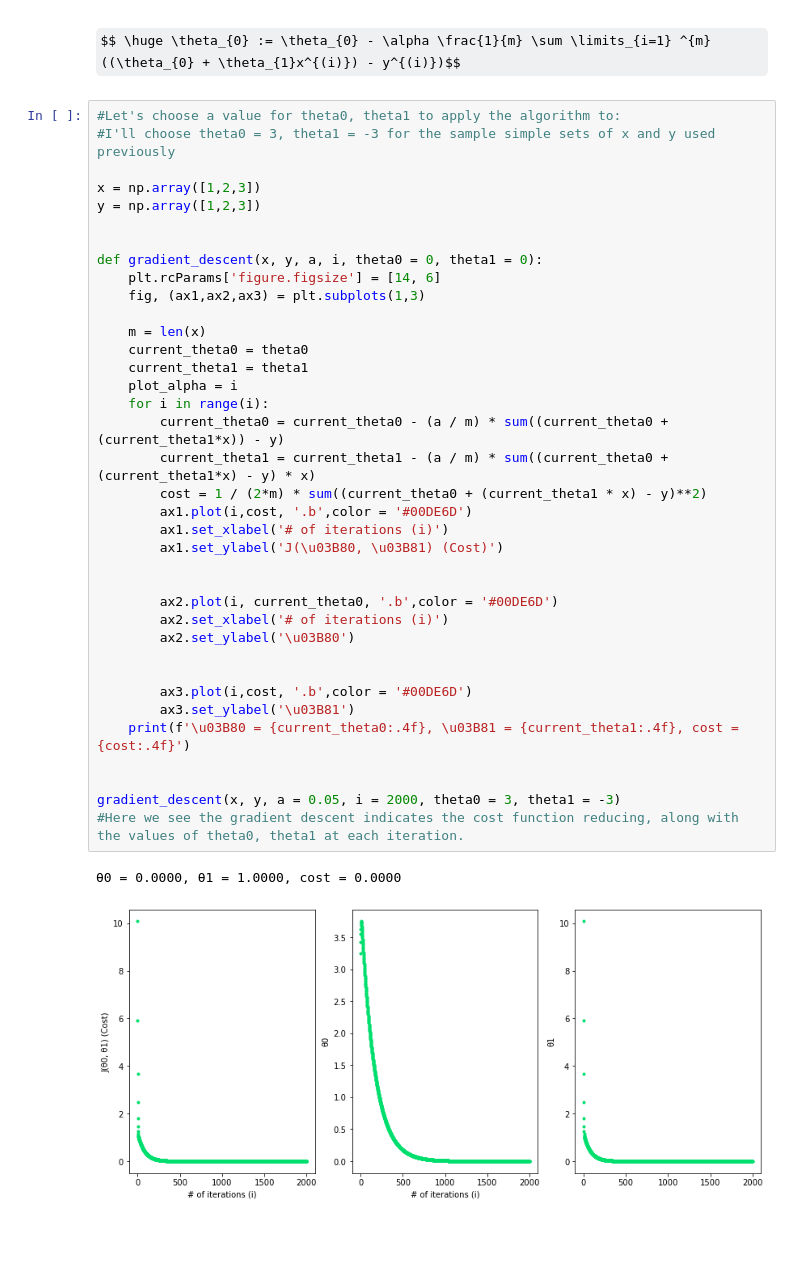
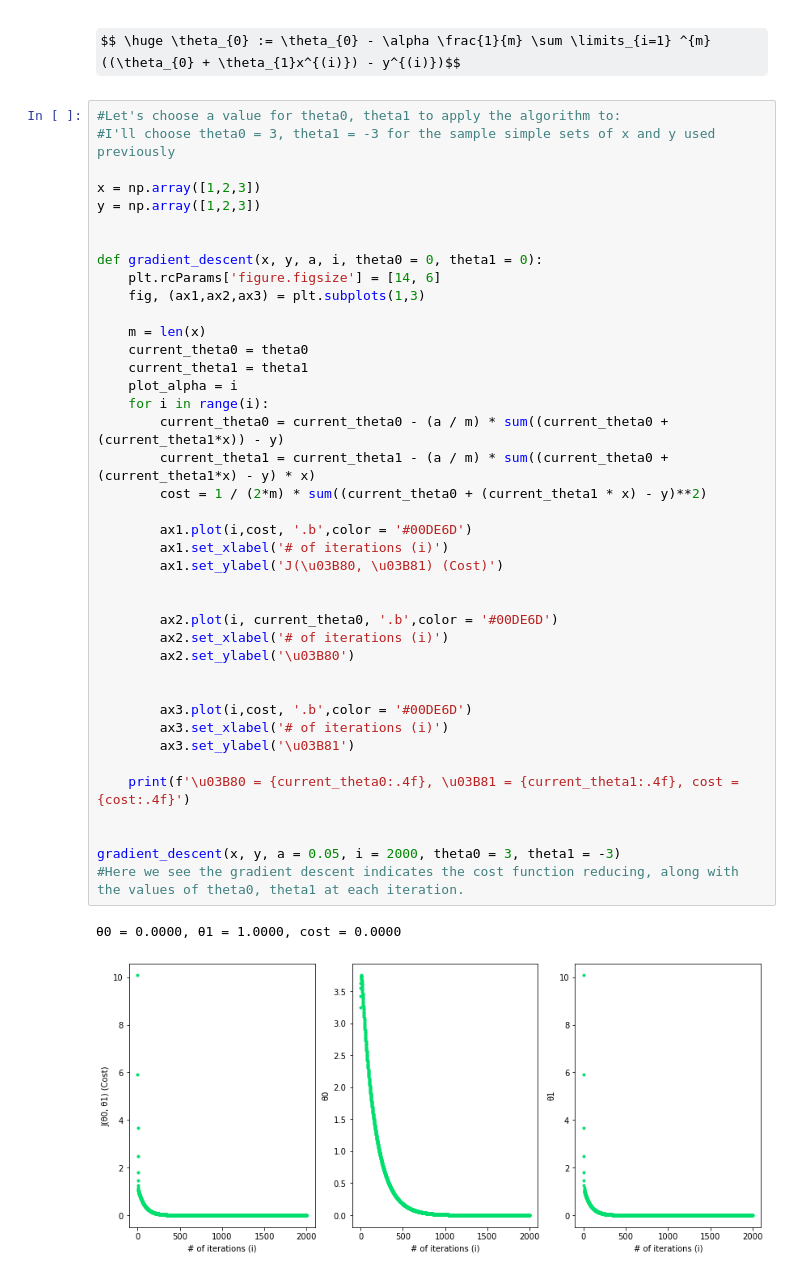
Before and after one commit to kvssea/MachineLearning, a Jupyter notebook: gradient_descent.ipynb, the cells around one changed output. Drawn from its saved outputs; the diff is of its cells as text; some formulas as TeX source; blank space fills up the shorter version.

```diff
--- a/gradient_descent.ipynb
+++ b/gradient_descent.ipynb
@@ -106,31 +106,34 @@ def gradient_descent(x, y, a, i, theta0 = 0, theta1 = 0):
     plt.rcParams['figure.figsize'] = [14, 6]
     fig, (ax1,ax2,ax3) = plt.subplots(1,3)
 
     m = len(x)
     current_theta0 = theta0
     current_theta1 = theta1
     plot_alpha = i
     for i in range(i):
         current_theta0 = current_theta0 - (a / m) * sum((current_theta0 + (current_theta1*x)) - y)
         current_theta1 = current_theta1 - (a / m) * sum((current_theta0 + (current_theta1*x) - y) * x)
         cost = 1 / (2*m) * sum((current_theta0 + (current_theta1 * x) - y)**2)
+
         ax1.plot(i,cost, '.b',color = '#00DE6D')
         ax1.set_xlabel('# of iterations (i)')
         ax1.set_ylabel('J(\u03B80, \u03B81) (Cost)')
 
 
         ax2.plot(i, current_theta0, '.b',color = '#00DE6D')
         ax2.set_xlabel('# of iterations (i)')
         ax2.set_ylabel('\u03B80')
 
 
         ax3.plot(i,cost, '.b',color = '#00DE6D')
+        ax3.set_xlabel('# of iterations (i)')
         ax3.set_ylabel('\u03B81')
+
     print(f'\u03B80 = {current_theta0:.4f}, \u03B81 = {current_theta1:.4f}, cost = {cost:.4f}')
 
 
 gradient_descent(x, y, a = 0.05, i = 2000, theta0 = 3, theta1 = -3)
 #Here we see the gradient descent indicates the cost function reducing, along with the values of theta0, theta1 at each iteration.
 # %% [output]
 θ0 = 0.0000, θ1 = 1.0000, cost = 0.0000
-[figure, old version]
+[figure, new version]
```
Also changed, not shown: parts of 3 cells of this notebook.
